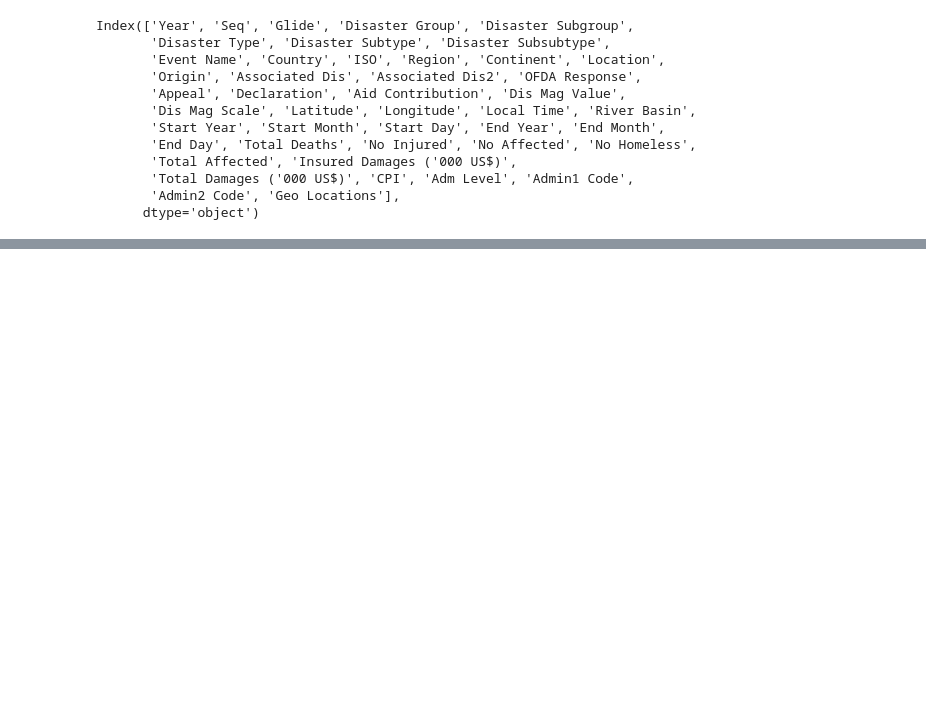
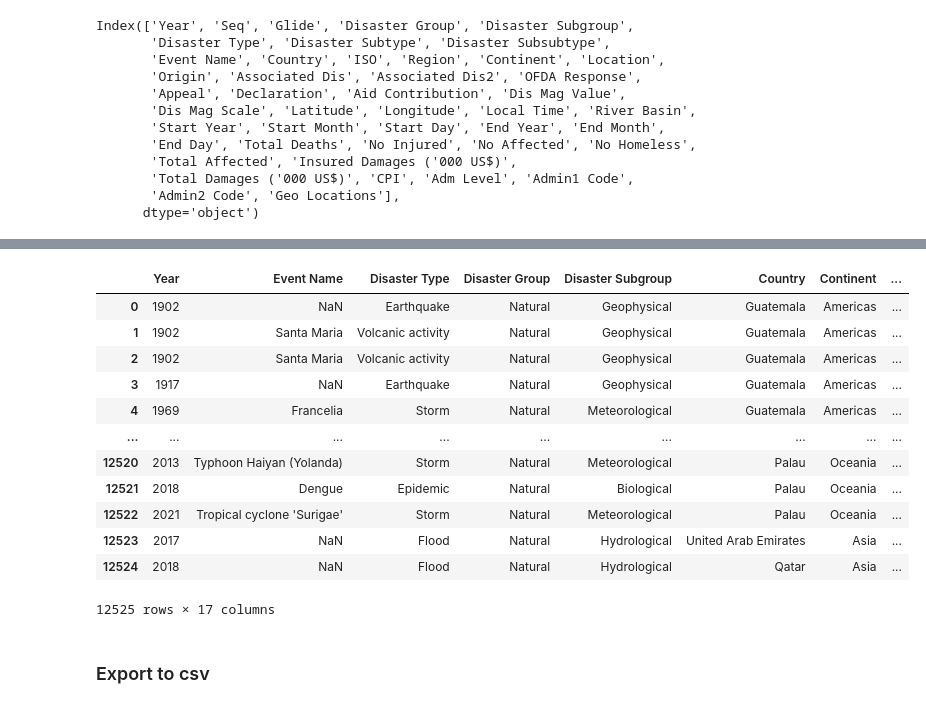
Before and after one commit to DiogoNovaIms/data_vis, a Jupyter notebook: data/raw/Disasters.ipynb, the cells around one changed output, grey strips where cells are left out. Cells and saved outputs as stored; diff of their text form; code cells hidden in the pictures; blank space fills up the shorter version.

```diff
--- a/data/raw/Disasters.ipynb
+++ b/data/raw/Disasters.ipynb
@@ -51,0 +68,29 @@ df_1900
+# %%
+def get_country_code(x):
+    result = np.nan
+    try:
+        result = country_name_to_country_alpha2(x,cn_name_format="upper")
+    except:
+        result = np.nan
+    return result
+
+def get_continent(x):
+    result = np.nan
+    try:
+        result = country_alpha2_to_continent_code(x)
+    except:
+        result = np.nan
+    return result
+# %%
+df = df[~df['Country'].isin(list_eliminate+["Timor-Leste"])]
+
+df = df.replace(
+   ['Iran (Islamic Republic of)','Taiwan (Province of China)','Congo (the Democratic Republic of the)',
+    'Korea (the Republic of)','Bolivia (Plurinational State of)',
+    'United Kingdom of Great Britain and Northern Ireland (the)',
+   'Venezuela (Bolivarian Republic of)','Macedonia (the former Yugoslav Republic of)','Moldova (the Republic of)',
+   "Korea (the Democratic People's Republic of)",'Côte d’Ivoire'],
+   ['Iran','Taiwan','Democratic Republic of the Congo',
+   'South Korea','Bolivia','United Kingdom','Venezuela','North Macedonia','Moldova',"North Korea",'Ivory Coast'])
+
+df.head()
@@ -51,0 +104,3 @@ df_1900
+# %%
+df["country_code"] = df["Country"].apply(lambda x: get_country_code(x))
+df["continent"] = df["country_code"].apply(lambda x: get_continent(x))
@@ -51,0 +146,5 @@ df_1900
+# %%
+locations = pd.read_csv("https://raw.githubusercontent.com/albertyw/avenews/master/old/data/average-latitude-longitude-countries.csv")
+locations = locations.rename(columns={"ISO 3166 Country Code":"country_code"})
+locations = locations.drop(columns=["Country"])
+locations.head()
@@ -51,0 +158,19 @@ df_1900
+# %%
+final_df = pd.merge(df,locations,on="country_code")
+final_df
+# %% [output]
+|  | Year | Event Name | Disaster Type | Disaster Group | Disaster Subgroup | Country | Continent | ... |
+| 0 | 1902 | NaN | Earthquake | Natural | Geophysical | Guatemala | Americas | ... |
+| 1 | 1902 | Santa Maria | Volcanic activity | Natural | Geophysical | Guatemala | Americas | ... |
+| 2 | 1902 | Santa Maria | Volcanic activity | Natural | Geophysical | Guatemala | Americas | ... |
+| 3 | 1917 | NaN | Earthquake | Natural | Geophysical | Guatemala | Americas | ... |
+| 4 | 1969 | Francelia | Storm | Natural | Meteorological | Guatemala | Americas | ... |
+| ... | ... | ... | ... | ... | ... | ... | ... | ... |
+| 12520 | 2013 | Typhoon Haiyan (Yolanda) | Storm | Natural | Meteorological | Palau | Oceania | ... |
+| 12521 | 2018 | Dengue | Epidemic | Natural | Biological | Palau | Oceania | ... |
+| 12522 | 2021 | Tropical cyclone 'Surigae' | Storm | Natural | Meteorological | Palau | Oceania | ... |
+| 12523 | 2017 | NaN | Flood | Natural | Hydrological | United Arab Emirates | Asia | ... |
+| 12524 | 2018 | NaN | Flood | Natural | Hydrological | Qatar | Asia | ... |
+12525 rows × 17 columns
+# %% [markdown]
+### Export to csv
```
Also changed, not shown: parts of 10 cells of this notebook, 10 other files.
